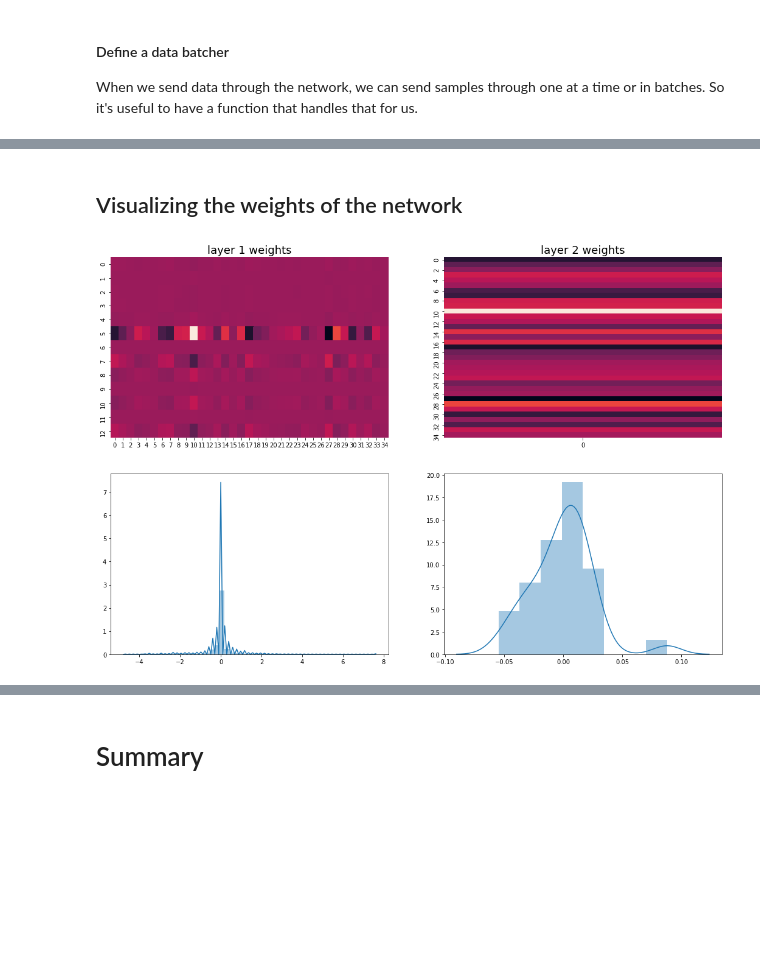
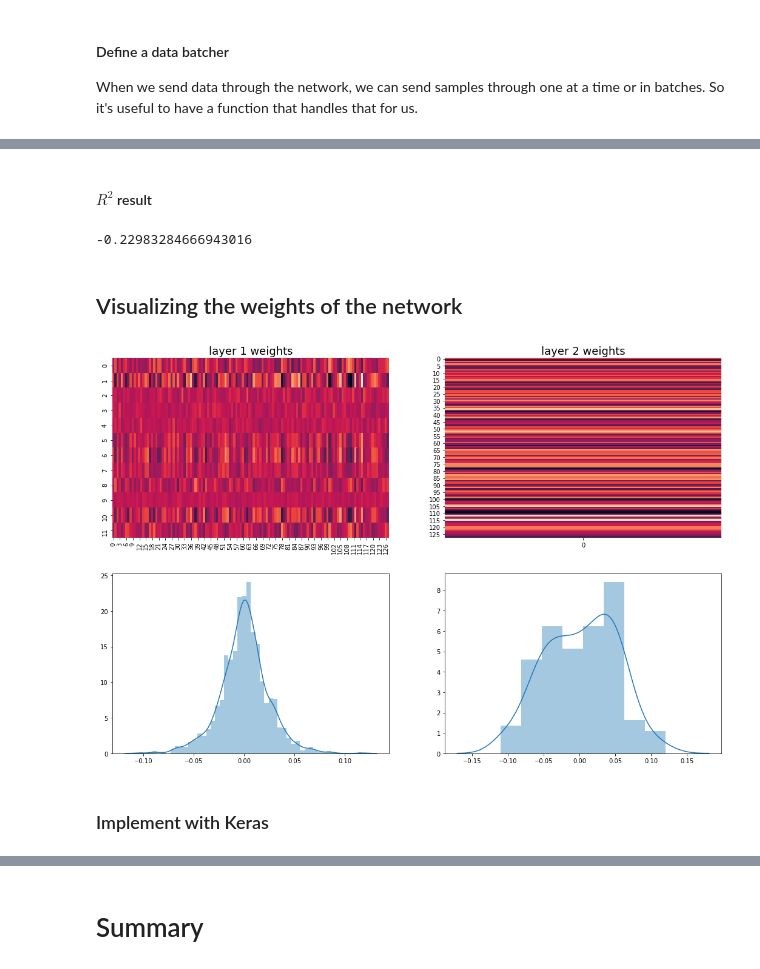
Before and after one commit to zendesk/intelligent-machines, a Jupyter notebook: 2_simple_neural_network/simple_neural_network.ipynb, the cells around one changed output, grey strips where cells are left out. Drawn from its saved outputs; the diff is of its cells as text; code cells hidden in the pictures; blank space fills up the shorter version.

```diff
--- a/2_simple_neural_network/simple_neural_network.ipynb
+++ b/2_simple_neural_network/simple_neural_network.ipynb
@@ -94,7 +221,7 @@ array([24. , 21.6, 34.7, 33.4, 36.2, 28.7, 22.9, 27.1, 16.5, 18.9, 15. ,
 # %%
 df = pd.DataFrame(boston.data, columns=['CRIM', 'ZN', 'INDUS', 'CHAS', 'NOX',
                                         'RM', 'AGE', 'DIS', 'RAD', 'TAX', 'PTRATIO',
-                                        'B', 'LSTAT'])
+                                        'B', 'LSTAT']).drop('B', axis=1)
 df.loc[:, 'target'] = boston.target
 df.head()
 # %% [output]
@@ -130,6 +238,0 @@ def data_batcher(inputs, targets, batch_size=5):
-# %%
-def loss_function(pred, targ):
-    return 0.5 * np.sum((targ - pred)**2)
-# %%
-def loss_function_deriv(pred, targ):
-    return (targ - pred)
@@ -136 +241,27 @@ def loss_function_deriv(pred, targ):
+# %%
+def data_batcher(input_df, batch_size=5):
+    " Create some batches of data for training "
+
+    inputs = input_df.drop('target', axis=1).values
+    targets = input_df['target'].values
+
+    # split_data
+    X_train, X_test, y_train, y_test = train_test_split(inputs, targets, test_size=0.2, random_state=42)
+
+    # reshape to batch dims
+    train_cutoff = (len(X_train) % batch_size)
+    test_cutoff = (len(X_test) % batch_size)
+
+    train_x_batches = X_train[: -train_cutoff].reshape(-1, batch_size, X_train.shape[1])
+    train_y_batches = y_train[: -train_cutoff].reshape(-1, batch_size, 1)
+    test_x_batches  = X_test[ : -test_cutoff].reshape(-1, batch_size, X_test.shape[1])
+    test_y_batches  = y_test[ : -test_cutoff].reshape(-1, batch_size, 1)
+
+    assert len(train_x_batches) == len(train_y_batches)
+    assert len(test_x_batches) == len(test_y_batches)
+
+    batched_input_data = zip(train_x_batches, train_y_batches)
+    batched_test_data = zip(test_x_batches, test_y_batches)
+
+    return batched_input_data, batched_test_data
 # %%
@@ -367,18 +368,26 @@ KeyboardInterrupt:
+# %% [markdown]
+#### $R^2$ result
+# %%
+r2_score(np.vstack(y_true), np.vstack(predictions))
+# %% [output]
+-0.22983284666943016
 # %% [markdown]
 ## Visualizing the weights of the network
 # %%
-layers = [hidden_layer.weights, output_layer.weights,
-          hidden_layer.weights.flatten(), output_layer.weights.flatten()]
+layers = [hidden_weights, output_weights,
+          hidden_weights.flatten(), output_weights.flatten()]
 
 fig, axs = plt.subplots(figsize=(18, 12), nrows=2, ncols=2)
 bar = False
 for ix, (layer, ax) in enumerate(zip(layers, axs.flatten())):
     if ix < 2:
         if ix == 2:
             bar = True
         sns.heatmap(layer, ax=ax, cbar=bar)
         ax.set_title('layer {} weights'.format(ix+1), fontdict={'fontsize': 18})
     else:
         sns.distplot(layer, ax=ax);
 # %% [output]
-[figure, old version]
+[figure, new version]
+# %% [markdown]
+### Implement with Keras
```
Also changed, not shown: parts of 39 cells of this notebook, 1 other file.
